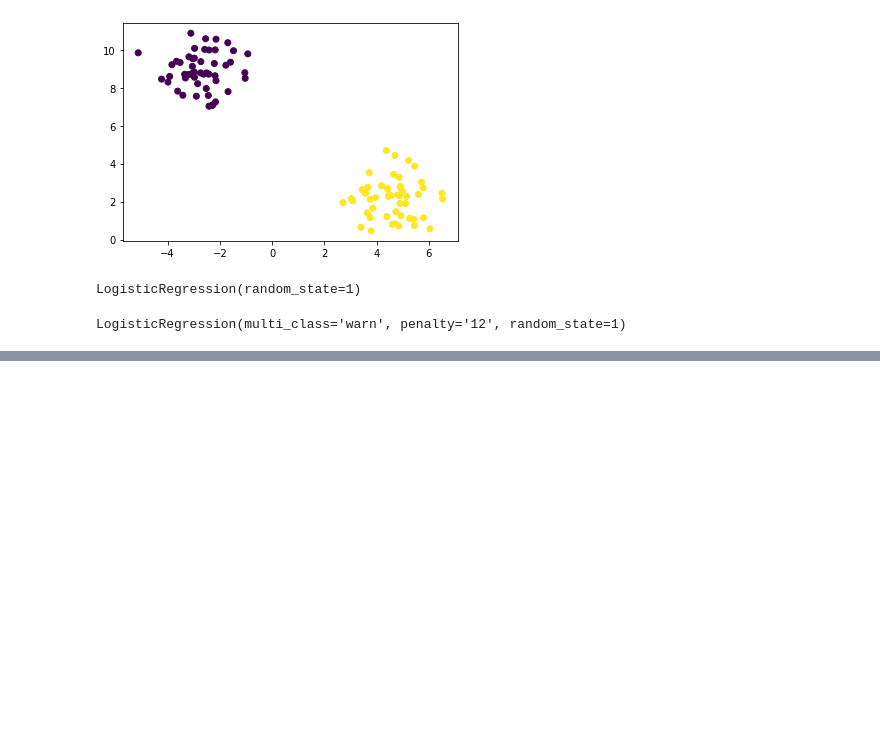
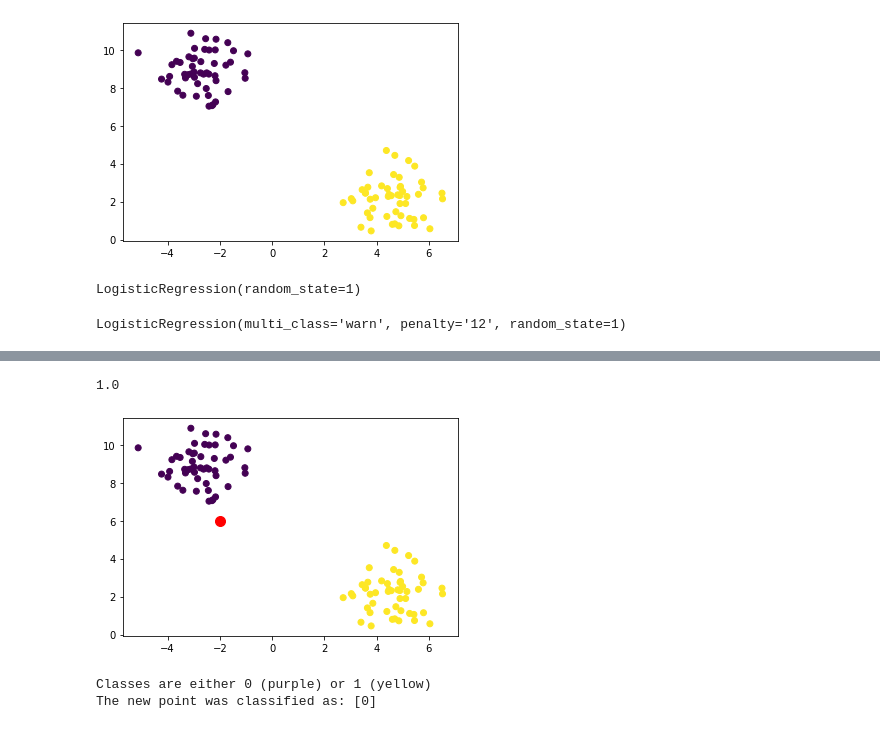
Before and after one commit to ForTheGold/Credit_Risk_Analysis, a Jupyter notebook: logistic_regression1.ipynb, the cells around one changed output, grey strips where cells are left out. Drawn from its saved outputs; the diff is of its cells as text; code cells hidden in the pictures; blank space fills up the shorter version.

Commit message:
adding data and analysis

```diff
--- a/logistic_regression1.ipynb
+++ b/logistic_regression1.ipynb
@@ -42,0 +70,18 @@ NameError: name 'X_train' is not defined
+# %%
+accuracy_score(y_test, predictions)
+# %% [output]
+1.0
+# %%
+new_data = np.array([[-2, 6]])
+plt.scatter(X[:, 0], X[:, 1], c=y)
+plt.scatter(new_data[0, 0], new_data[0, 1], c="r", marker="o", s=100)
+plt.show()
+# %% [output]
+[figure, added]
+# %%
+predictions = classifier.predict(new_data)
+print("Classes are either 0 (purple) or 1 (yellow)")
+print(f"The new point was classified as: {predictions}")
+# %% [output]
+Classes are either 0 (purple) or 1 (yellow)
+The new point was classified as: [0]
```
Also changed, not shown: parts of 4 cells of this notebook, 5 other files.
